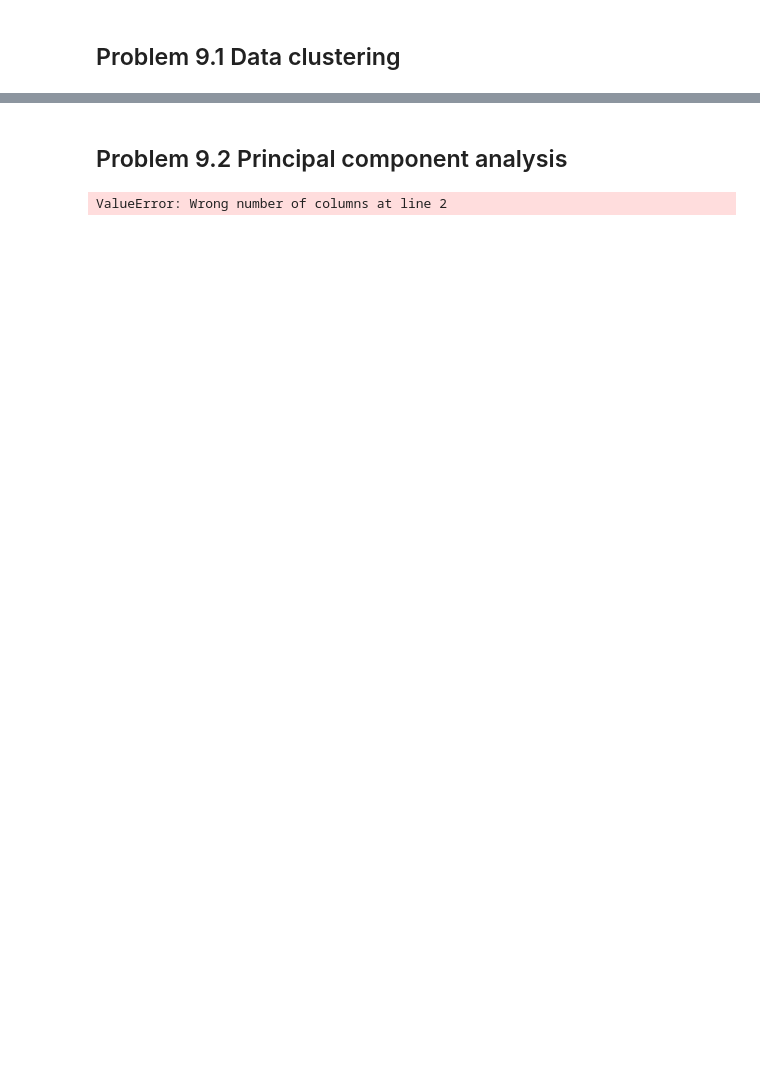
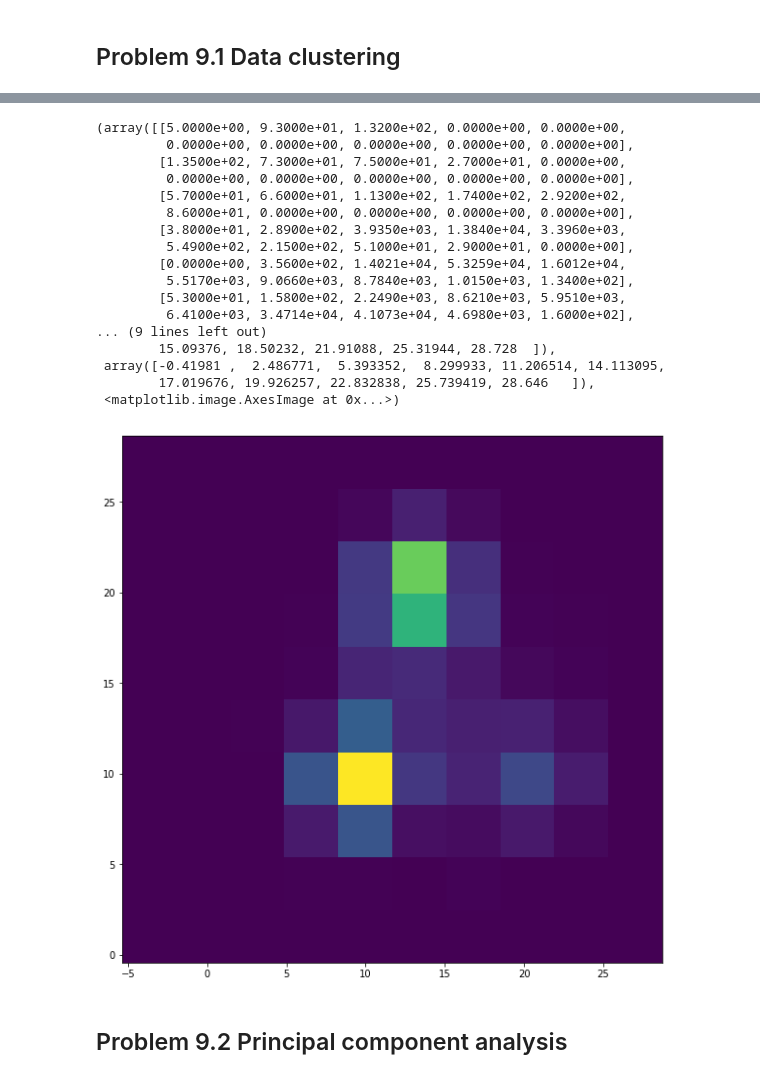
Before and after one commit to evabertalan/comp_physics, a Jupyter notebook: 9/9_Data_Analysis.ipynb, the cells around one changed output, grey strips where cells are left out. Saved outputs shown, nothing was run; the diff lists cells and outputs as text; code cells hidden in the pictures; blank space fills up the shorter version.

```diff
--- a/9/9_Data_Analysis.ipynb
+++ b/9/9_Data_Analysis.ipynb
@@ -9,9 +21,27 @@ data = np.loadtxt('data.txt', delimiter=',')
+# %%
+fig, ax = plt.subplots(figsize=(10, 10))
+plt.hist2d(coord[:, 0], coord[:, 1], bins=10)
+# %% [output]
+(array([[5.0000e+00, 9.3000e+01, 1.3200e+02, 0.0000e+00, 0.0000e+00,
+         0.0000e+00, 0.0000e+00, 0.0000e+00, 0.0000e+00, 0.0000e+00],
+        [1.3500e+02, 7.3000e+01, 7.5000e+01, 2.7000e+01, 0.0000e+00,
+         0.0000e+00, 0.0000e+00, 0.0000e+00, 0.0000e+00, 0.0000e+00],
+        [5.7000e+01, 6.6000e+01, 1.1300e+02, 1.7400e+02, 2.9200e+02,
+         8.6000e+01, 0.0000e+00, 0.0000e+00, 0.0000e+00, 0.0000e+00],
+        [3.8000e+01, 2.8900e+02, 3.9350e+03, 1.3840e+04, 3.3960e+03,
+         5.4900e+02, 2.1500e+02, 5.1000e+01, 2.9000e+01, 0.0000e+00],
+        [0.0000e+00, 3.5600e+02, 1.4021e+04, 5.3259e+04, 1.6012e+04,
+         5.5170e+03, 9.0660e+03, 8.7840e+03, 1.0150e+03, 1.3400e+02],
+        [5.3000e+01, 1.5800e+02, 2.2490e+03, 8.6210e+03, 5.9510e+03,
+         6.4100e+03, 3.4714e+04, 4.1073e+04, 4.6980e+03, 1.6000e+02],
+... (9 lines left out)
+        15.09376, 18.50232, 21.91088, 25.31944, 28.728  ]),
+ array([-0.41981 ,  2.486771,  5.393352,  8.299933, 11.206514, 14.113095,
+        17.019676, 19.926257, 22.832838, 25.739419, 28.646   ]),
+ <matplotlib.image.AxesImage at 0x...>)
+[figure, added]
 # %% [markdown]
 ## Problem 9.2 Principal component analysis
-# %%
-traj = np.loadtxt('traj.xyz')
-# %% [output]
-ValueError: Wrong number of columns at line 2
 # %%
 def load_traj(file):
     with open(file,'r') as f:
```
Also changed, not shown: parts of 23 cells of this notebook.
